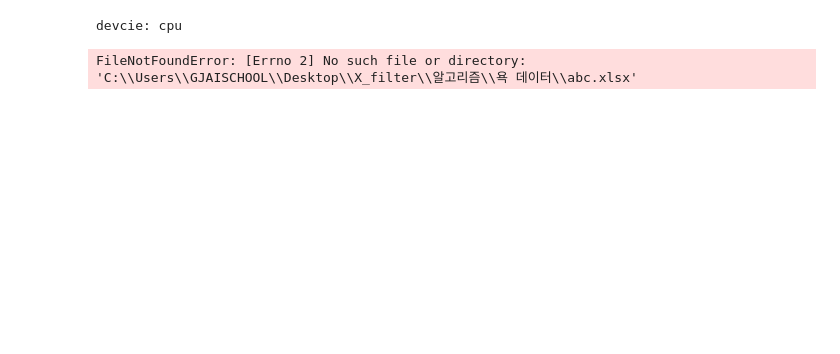
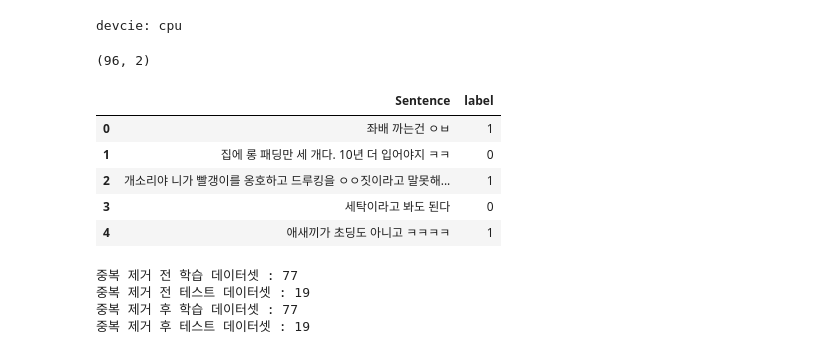
Before and after one commit to LittlePrince327/X_filter, a Jupyter notebook: Algorithm/beomi_KcELECTRA-base/beomi_KcELECTRA-base.ipynb, the cells around one changed output. Saved outputs shown, nothing was run; the diff lists cells and outputs as text; code cells hidden in the pictures; blank space fills up the shorter version.

```diff
--- a/Algorithm/beomi_KcELECTRA-base/beomi_KcELECTRA-base.ipynb
+++ b/Algorithm/beomi_KcELECTRA-base/beomi_KcELECTRA-base.ipynb
@@ -98,15 +56,21 @@ print("devcie:", device)
 devcie: cpu
 # %%
 # 엑셀 파일에서 데이터프레임 읽기
-df = pd.read_excel(r"C:\Users\GJAISCHOOL\Desktop\X_filter\알고리즘\욕 데이터\abc.xlsx")
+df = pd.read_excel(r"C:\Users\GJAISCHOOL\Desktop\X_filter\Algorithm\dataset\asdf.xlsx")
 
 # 'Sentence' 칼럼의 값을 문자열로 변환하여 리스트로 저장
 str_data = df['Sentence'].astype(str).tolist()
 
 # 'Sentence' 칼럼의 값을 하나의 문자열로 결합
 all_sentences = ' '.join(str_data)
 
 print(df.shape)
 df.head()
 # %% [output]
-FileNotFoundError: [Errno 2] No such file or directory: 'C:\\Users\\GJAISCHOOL\\Desktop\\X_filter\\알고리즘\\욕 데이터\\abc.xlsx'
+(96, 2)
+|  | Sentence | label |
+| 0 | 좌배 까는건 ㅇㅂ | 1 |
+| 1 | 집에 롱 패딩만 세 개다. 10년 더 입어야지 ㅋㅋ | 0 |
+| 2 | 개소리야 니가 빨갱이를 옹호하고 드루킹을 ㅇㅇ짓이라고 말못해... | 1 |
+| 3 | 세탁이라고 봐도 된다 | 0 |
+| 4 | 애새끼가 초딩도 아니고 ㅋㅋㅋㅋ | 1 |
@@ -146,6 +98,11 @@ test_data.drop_duplicates(subset=["Sentence"], inplace=True)
 # 데이터셋 갯수 확인
 print('중복 제거 후 학습 데이터셋 : {}'.format(len(train_data)))
 print('중복 제거 후 테스트 데이터셋 : {}'.format(len(test_data)))
+# %% [output]
+중복 제거 전 학습 데이터셋 : 77
+중복 제거 전 테스트 데이터셋 : 19
+중복 제거 후 학습 데이터셋 : 77
+중복 제거 후 테스트 데이터셋 : 19
 # %%
 from transformers import ElectraTokenizer, ElectraForSequenceClassification, TFElectraForSequenceClassification
 from transformers import AutoTokenizer, AutoModelForSequenceClassification, TrainingArguments, Trainer
```
Also changed, not shown: parts of 14 cells of this notebook, 10 other files.
